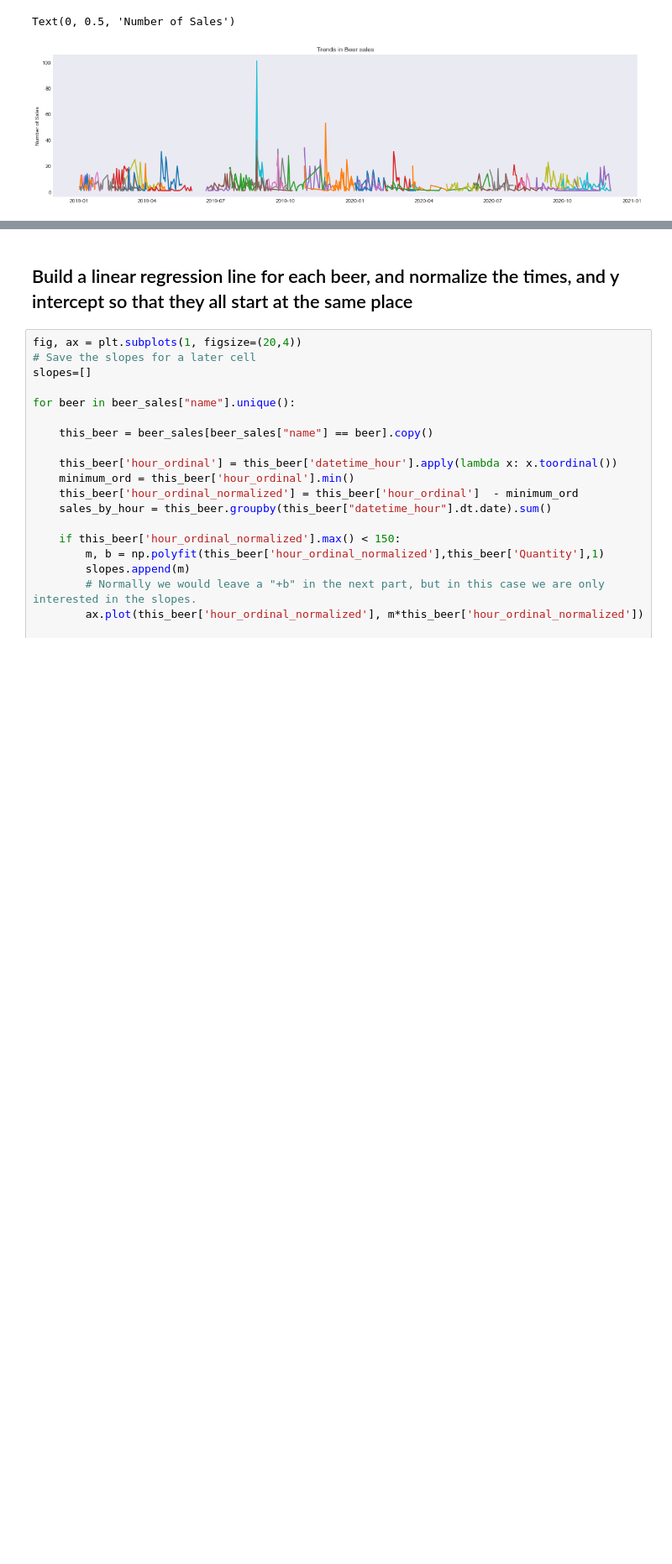
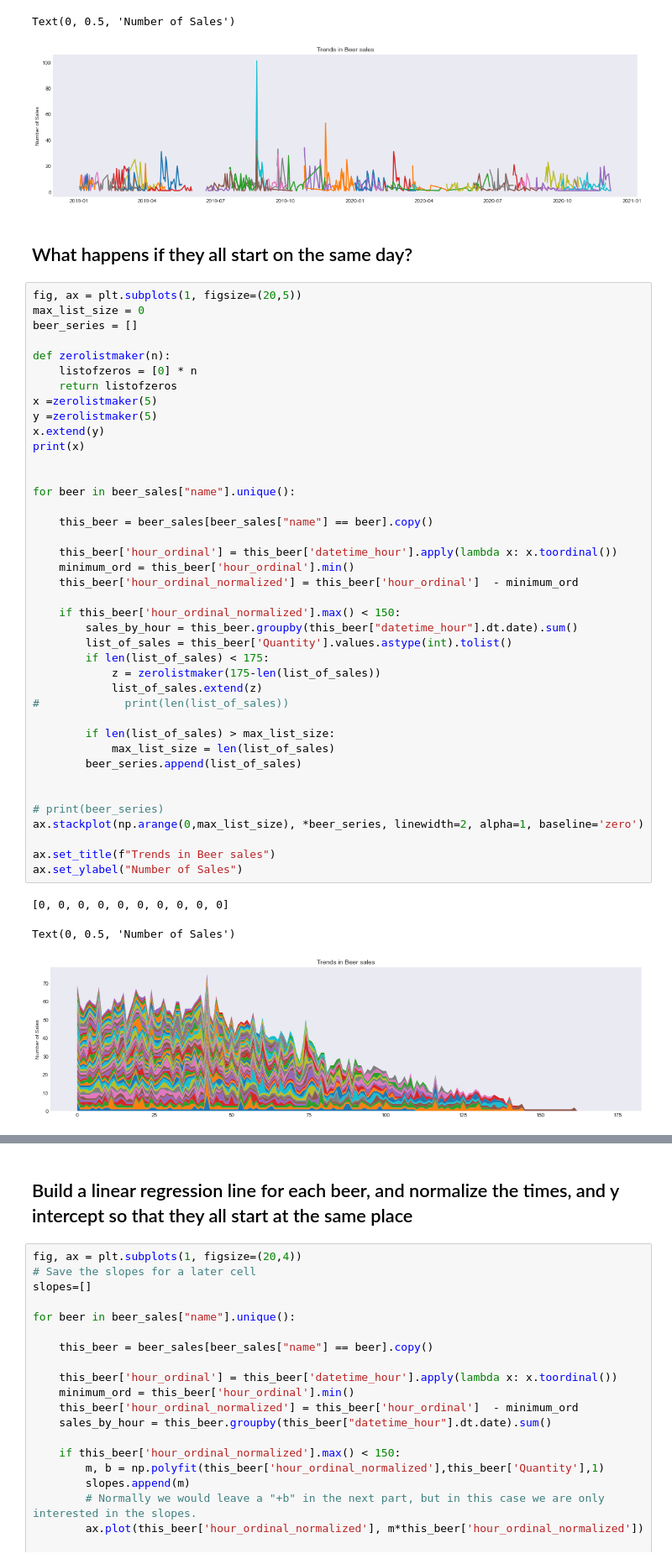
Before and after one commit to pcgentry/brewery-lifecycles, a Jupyter notebook: eda/Minor Beers.ipynb, the cells around one changed output, grey strips where cells are left out. Shown at 84% size. Cells and saved outputs as stored; diff of their text form; blank space fills up the shorter version.

```diff
--- a/eda/Minor Beers.ipynb
+++ b/eda/Minor Beers.ipynb
@@ -194,3 +196,49 @@ ax.set_ylabel("Number of Sales")
 # %% [output]
 Text(0, 0.5, 'Number of Sales')
 [figure]
+# %% [markdown]
+## What happens if they all start on the same day?
+# %%
+fig, ax = plt.subplots(1, figsize=(20,5))
+max_list_size = 0
+beer_series = []
+
+def zerolistmaker(n):
+    listofzeros = [0] * n
+    return listofzeros
+x =zerolistmaker(5)
+y =zerolistmaker(5)
+x.extend(y)
+print(x)
+
+
+for beer in beer_sales["name"].unique():
+
+    this_beer = beer_sales[beer_sales["name"] == beer].copy()
+
+    this_beer['hour_ordinal'] = this_beer['datetime_hour'].apply(lambda x: x.toordinal())
+    minimum_ord = this_beer['hour_ordinal'].min()
+    this_beer['hour_ordinal_normalized'] = this_beer['hour_ordinal']  - minimum_ord
+
+    if this_beer['hour_ordinal_normalized'].max() < 150:
+        sales_by_hour = this_beer.groupby(this_beer["datetime_hour"].dt.date).sum()
+        list_of_sales = this_beer['Quantity'].values.astype(int).tolist()
+        if len(list_of_sales) < 175:
+            z = zerolistmaker(175-len(list_of_sales))
+            list_of_sales.extend(z)
+#             print(len(list_of_sales))
+
+        if len(list_of_sales) > max_list_size:
+            max_list_size = len(list_of_sales)
+        beer_series.append(list_of_sales)
+
+
+# print(beer_series)
+ax.stackplot(np.arange(0,max_list_size), *beer_series, linewidth=2, alpha=1, baseline='zero')
+
+ax.set_title(f"Trends in Beer sales")
+ax.set_ylabel("Number of Sales")
+# %% [output]
+[0, 0, 0, 0, 0, 0, 0, 0, 0, 0]
+Text(0, 0.5, 'Number of Sales')
+[figure, added]
```
Also changed, not shown: parts of 8 cells of this notebook, 10 other files.
